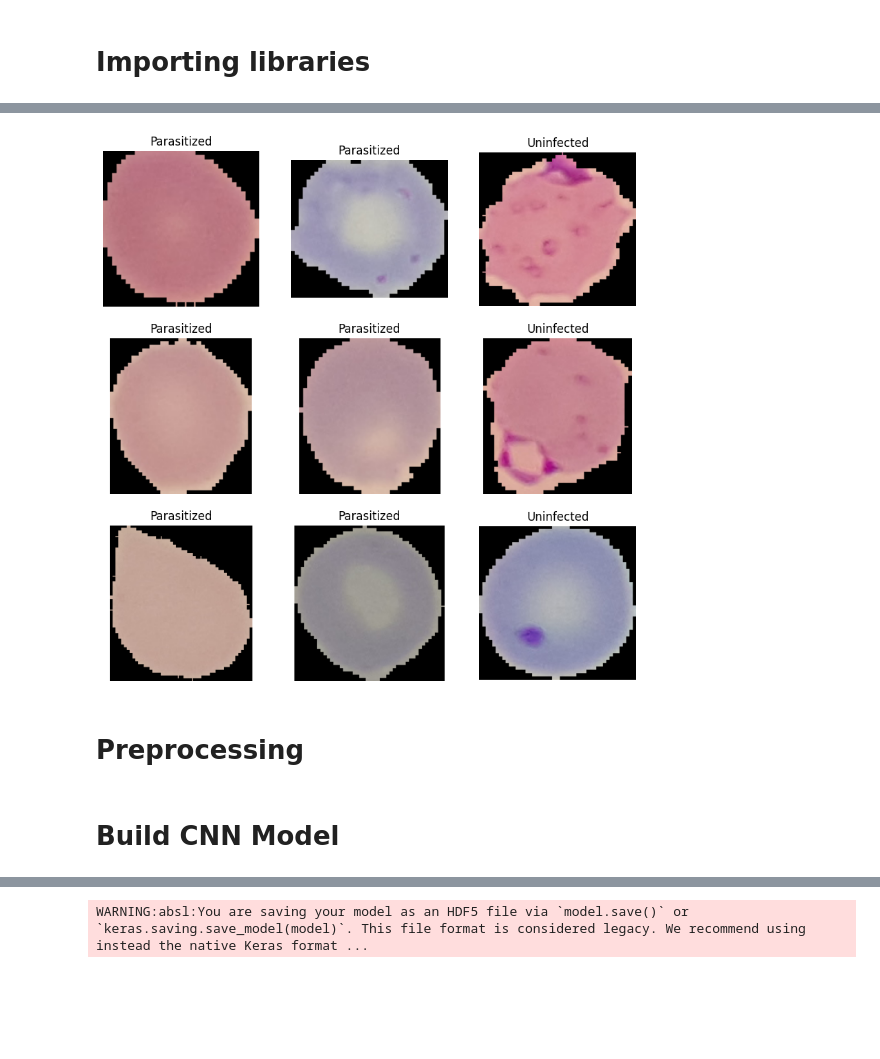
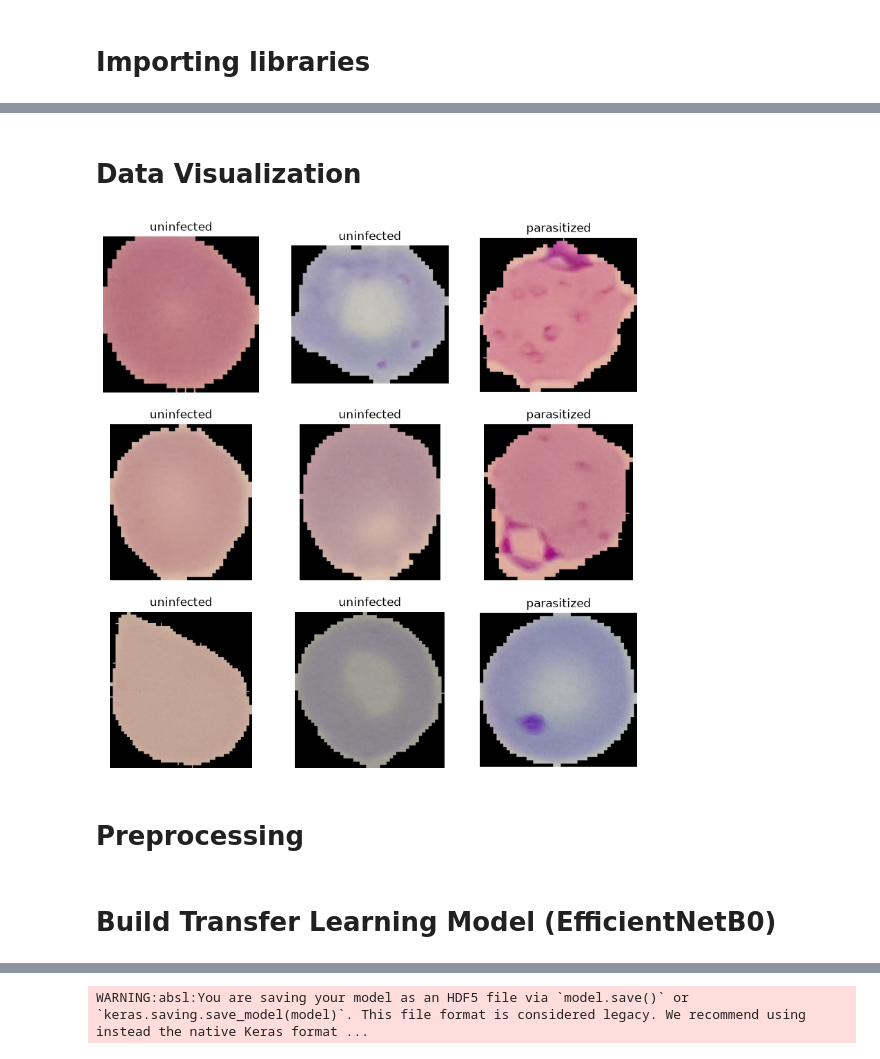
Before and after one commit to wajid12khan/Malaria_classification, a Jupyter notebook: Malaria_classification.ipynb, the cells around one changed output, grey strips where cells are left out. Saved outputs shown, nothing was run; the diff lists cells and outputs as text; code cells hidden in the pictures; blank space fills up the shorter version.

```diff
--- a/Malaria_classification.ipynb
+++ b/Malaria_classification.ipynb
@@ -56,0 +32,8 @@ Testing Samples: 5512
+# %%
+
+(ds_train, ds_val, ds_test), ds_info = tfds.load(
+    'malaria',
+    split=['train[:80%]', 'train[80%:90%]', 'train[90%:]'],
+    as_supervised=True,
+    with_info=True
+)
@@ -56,0 +42,5 @@ Testing Samples: 5512
+# %%
+
+print(ds_info)
+class_names = ds_info.features['label'].names
+print(class_names)  # ['parasitized', 'uninfected']
@@ -57,21 +65,18 @@ Testing Samples: 5512
+# %% [markdown]
+# Data Visualization
 # %%
+
 plt.figure(figsize=(10,10))
 
-for i, (image, label) in enumerate(train_ds.take(9)):
+for i, (img, label) in enumerate(ds_train.take(9)):
     plt.subplot(3,3,i+1)
-
-    plt.imshow(image.numpy())
-
-    if label.numpy() == 1:
-        plt.title("Parasitized")
-    else:
-        plt.title("Uninfected")
-
+    plt.imshow(img)
+    plt.title(class_names[label.numpy()])
     plt.axis("off")
 
 plt.show()
 # %% [output]
-[figure, old version]
+[figure, new version]
 # %% [markdown]
 # Preprocessing
 # %%
@@ -98,2 +97,2 @@ test_ds = test_ds.prefetch(tf.data.AUTOTUNE)
 # %% [markdown]
-# Build CNN Model
+# Build Transfer Learning Model (EfficientNetB0)
```
Also changed, not shown: parts of 34 cells of this notebook, 1 other file.
